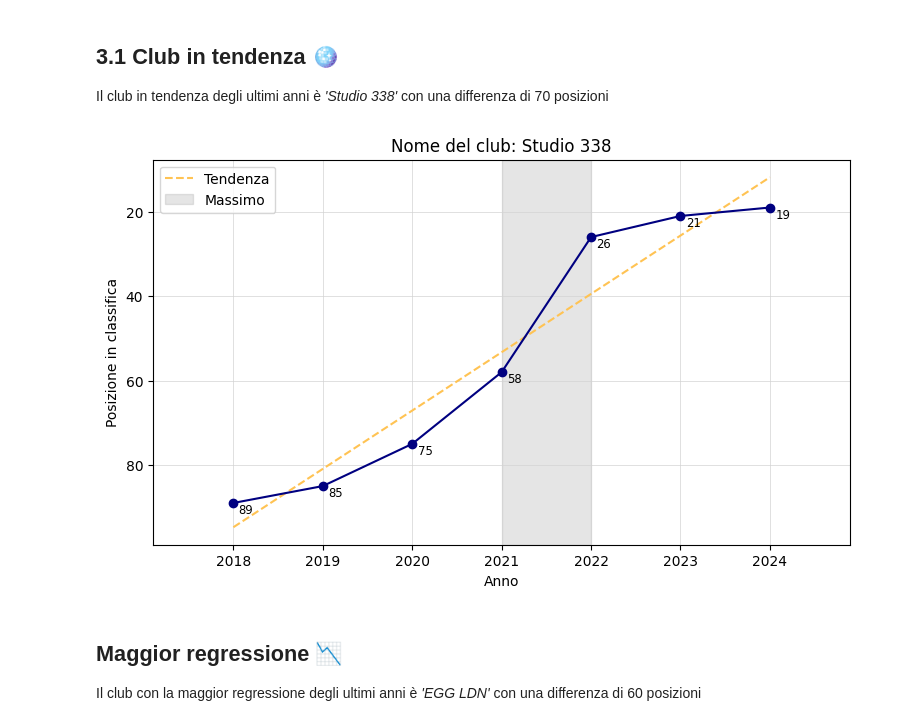
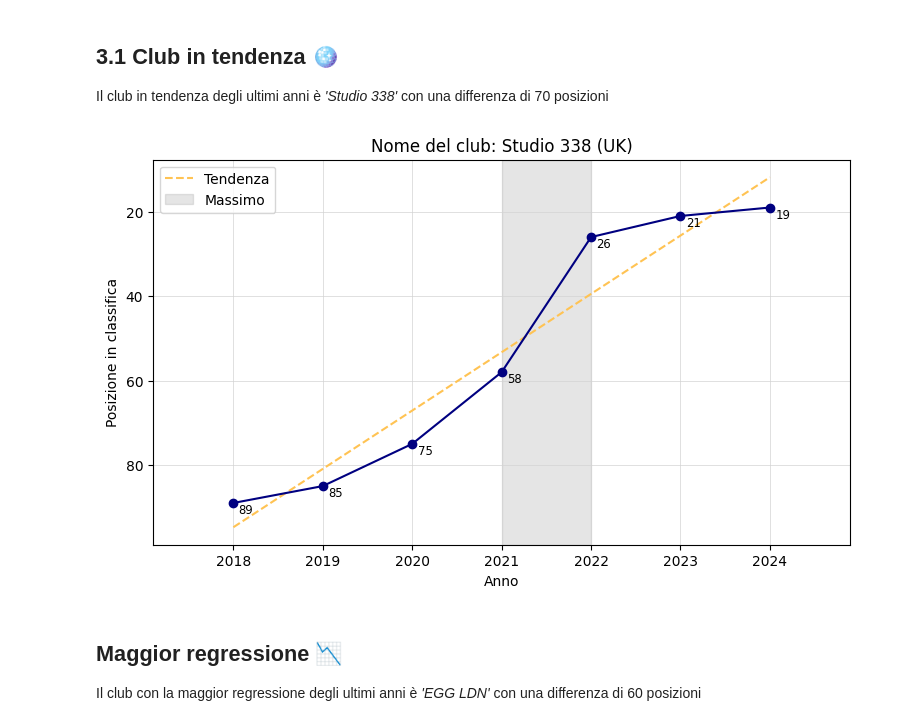
Before and after one commit to riccardopetrii/ClubRank-Analysis, a Jupyter notebook: Notebook/Analysis_TC.ipynb, the cells around one changed output. Cells and saved outputs as stored; diff of their text form; code cells hidden in the pictures.

```diff
--- a/Notebook/Analysis_TC.ipynb
+++ b/Notebook/Analysis_TC.ipynb
@@ -150,39 +150,41 @@ max_climb_value = position_change.max() # return the maximum value (num of posit
 # %%
 # draw graph
 max_climb_club_df = df[df['name'] == max_climb_club] # 'history' of the club
+max_climb_club_country = df[df['name'] == max_climb_club]['country'].iloc[0] # get country
 
 plt.figure(figsize=(9, 5))
 plt.margins(0.15, 0.05) # default value 0.05
 
 # linear trendline
 z = np.polyfit(max_climb_club_df['year'], max_climb_club_df['rank'], 1) # calculate coefficients (m, q)
 p = np.poly1d(z) # create a polynomial from coefficients (y = mx + q)
 
 plt.plot(max_climb_club_df['year'], p(max_climb_club_df['year']), linestyle='--', color="#ffc353", label='Tendenza')
 plt.plot(max_climb_club_df['year'], max_climb_club_df['rank'], marker='o', linestyle='-', color='navy')
 
 # place labels for every dot
 for x, y in zip(max_climb_club_df['year'], max_climb_club_df['rank']):
     plt.text(x+.06, y+0.09, y, ha='left', va='top', fontsize='small')
 
-plt.title(f"Nome del club: {max_climb_club}")
+plt.title(f"Nome del club: {max_climb_club} ({max_climb_club_country})")
 plt.xlabel("Anno")
 plt.ylabel("Posizione in classifica")
 plt.gca().invert_yaxis()
 plt.grid(color='lightgray', linewidth = 0.5)
 
-rank_diff = np.abs(np.diff(max_climb_club_df['rank'].to_numpy())) # AAAAAAAAAA
-max_diff_index = np.argmax(rank_diff) # AAAAAAAAAA
+# find best period
+rank_diff = np.abs(np.diff(max_climb_club_df['rank'].to_numpy())) # example: [3, 1, 4], [-2, 3], [2, 3]
+max_diff_index = np.argmax(rank_diff) # index: 1
 
-start_year = max_climb_club_df.iloc[max_diff_index]['year'] # AAAAAAAAAA
-end_year = max_climb_club_df.iloc[max_diff_index + 1]['year'] # AAAAAAAAAA
+start_year = max_climb_club_df.iloc[max_diff_index]['year'] # start year of the greatest change
+end_year = max_climb_club_df.iloc[max_diff_index + 1]['year']
 
 plt.axvspan(start_year, end_year, color='gray', alpha=0.2, label="Massimo")
 
 plt.legend()
 plt.show()
 # %% [output]
-[figure, old version]
+[figure, new version]
 # %% [markdown]
 <h2>Maggior regressione 📉</h2>
 <p style="padding-bottom: 0px !important;">Il club con la maggior regressione degli ultimi anni è <i>'EGG LDN'</i> con una differenza di 60 posizioni</p>
```
Also changed, not shown: parts of 7 cells of this notebook.
